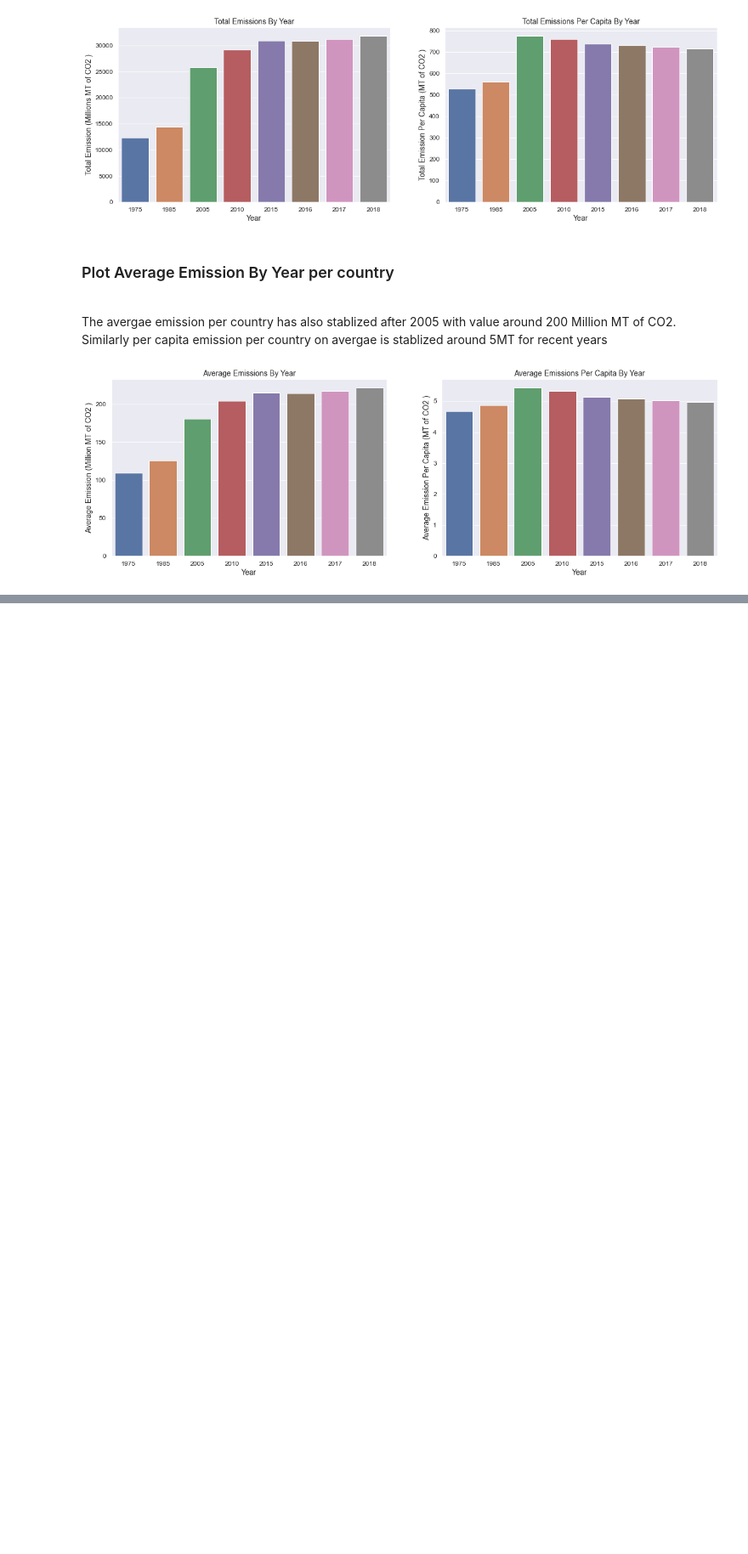
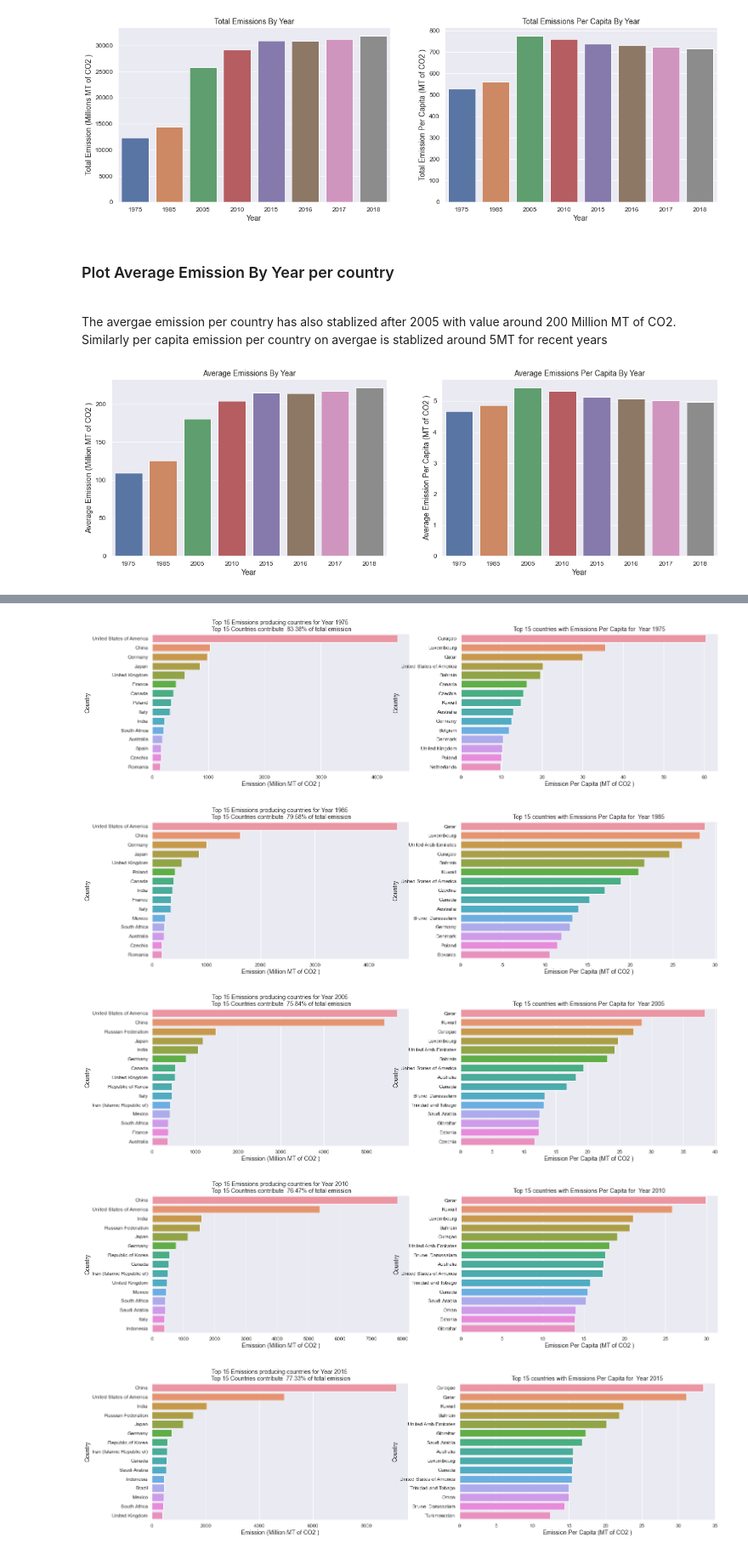
Before and after one commit to ajayrawatsap/MLTraining, a Jupyter notebook: co2_emission.ipynb, the cells around one changed output, grey strips where cells are left out. Shown at 85% size. Cells and saved outputs as stored; diff of their text form; code cells hidden in the pictures; blank space fills up the shorter version.

```diff
--- a/co2_emission.ipynb
+++ b/co2_emission.ipynb
@@ -179,0 +187,37 @@ data
+# %%
+
+
+def get_total_emission_for_year(data, year):
+    emission_total_for_year = data[(data.Series == SERIES_TOTAL) & (data.Year == year)].copy()
+    emission_total_for_year = emission_total_for_year.sort_values(by= 'Value', ascending= False)
+
+    # Convert to Milllion MT. The orignal valaue is thousand of MT
+    emission_total_for_year['Value'] = (emission_total_for_year['Value'] * 1000) / 1000000
+    return emission_total_for_year
+
+def get_per_capita_emission_for_year(data, year):
+    emission = data[(data.Series == SERIES_PER_CAPITA) & (data.Year == year)].copy()
+    emission = emission.sort_values(by= 'Value', ascending= False)
+    return emission
+# %%
+
+
+def plot_emissions_by_country_for_a_year(data, year, top_n):
+
+    emission_total_for_year = get_total_emission_for_year(data, year)
+    emission_per_capita_for_year = get_per_capita_emission_for_year(data,year)
+
+    emission_top_n = emission_total_for_year[:top_n]
+    top_n_emission_perc = emission_top_n.Value.sum()/emission_total_for_year.Value.sum()
+
+    fig, (ax1, ax2)  =  plt.subplots(ncols = 2, figsize = (24,6))
+    s = sns.barplot(ax = ax1, y = 'Country'	, x = "Value", data = emission_total_for_year[:top_n],orient = 'h' )
+    s.set_title(f'Top {top_n} Emissions producing countries for Year {year} \n Top {top_n} Countries contribute { top_n_emission_perc: .2%} of total emission')
+    s.set(xlabel = 'Emission (Million MT of CO2 )')
+    s.set(ylabel = 'Country')
+
+    s = sns.barplot(ax = ax2, y = 'Country'	, x = "Value", data = emission_per_capita_for_year[:top_n], orient = 'h' )
+    s.set_title(f'Top {top_n} countries with Emissions Per Capita for  Year {year}')
+    s.set(xlabel = 'Emission Per Capita (MT of CO2 )')
+    s.set(ylabel = 'Country')
+    plt.show()
@@ -179,0 +230,14 @@ data
+# %%
+
+years = list(set(data.Year.to_list()))
+years.sort()
+top_n = 15
+
+for year in years:
+    plot_emissions_by_country_for_a_year(data, year, top_n)
+# %% [output]
+[figure, added]
+[figure, added]
+[figure, added]
+[figure, added]
+[figure, added]
```
Also changed, not shown: parts of 13 cells of this notebook.
